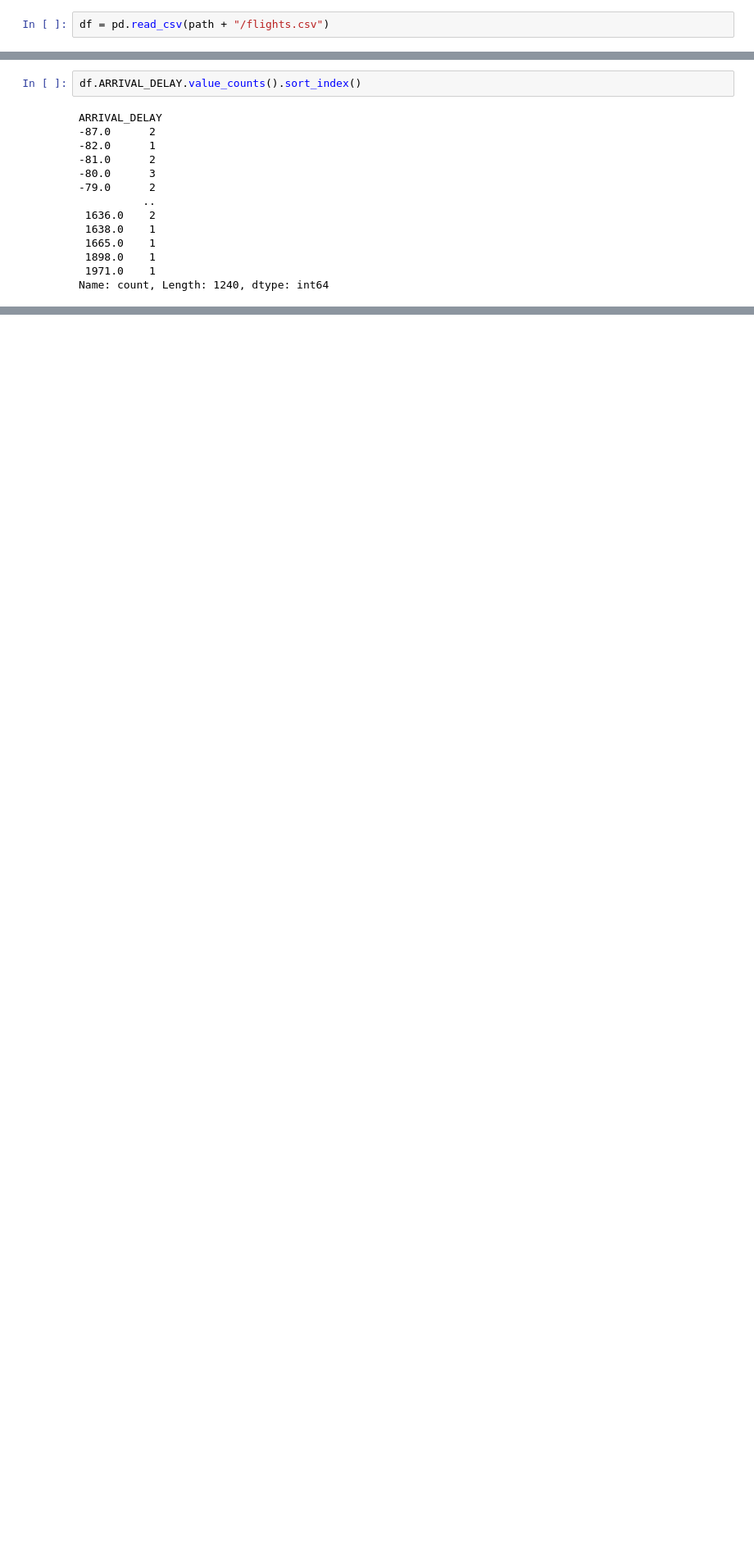
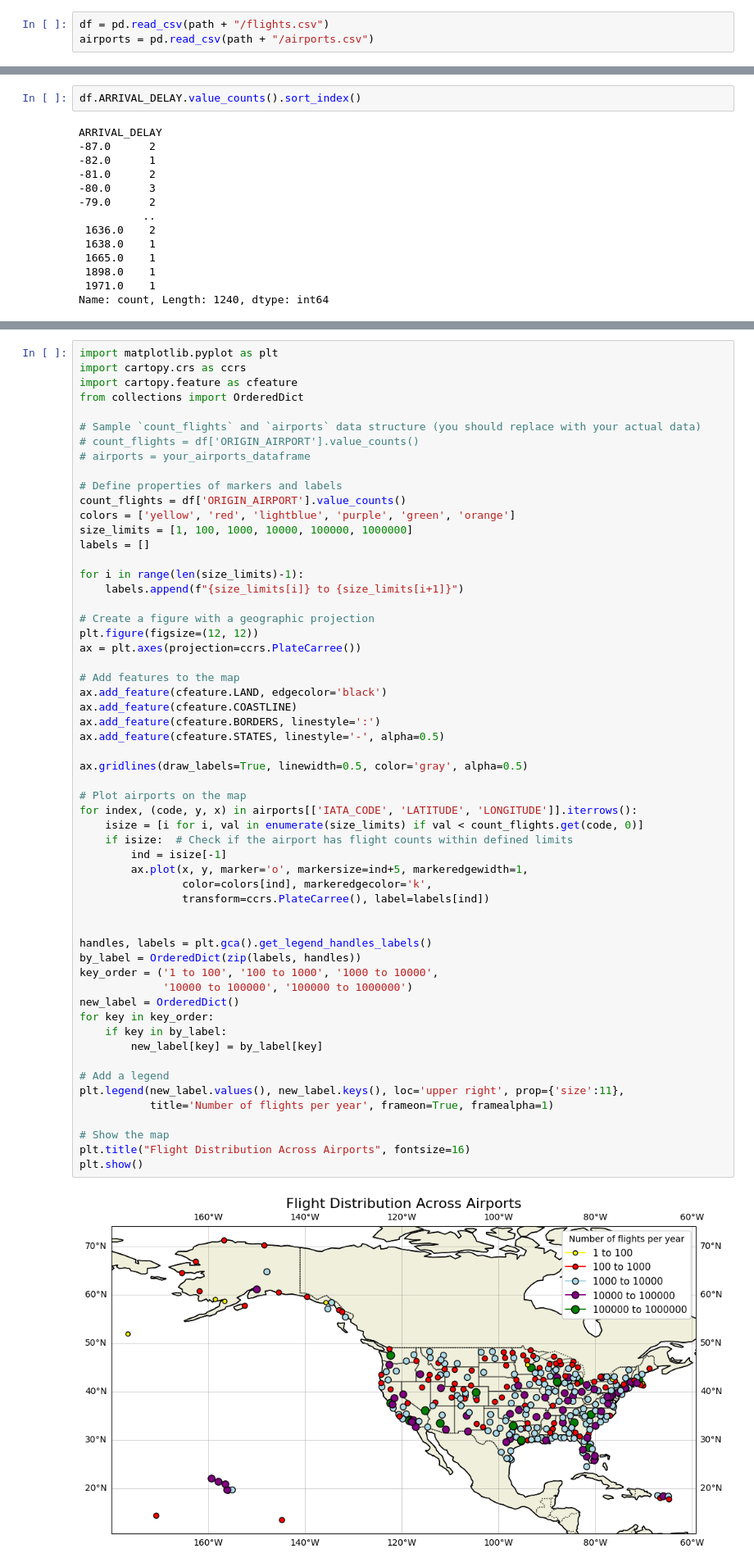
Before and after one commit to nam0mi/FlightDelayPredictor, a Jupyter notebook: FlightDelayPredictor.ipynb, the cells around one changed output, grey strips where cells are left out. Shown at 82% size. Saved outputs shown, nothing was run; the diff lists cells and outputs as text; blank space fills up the shorter version.

```diff
--- a/FlightDelayPredictor.ipynb
+++ b/FlightDelayPredictor.ipynb
@@ -45,6 +65,7 @@ from tensorflow import keras
 # could be cool to do sometype of simple NN
 # %%
 df = pd.read_csv(path + "/flights.csv")
+airports = pd.read_csv(path + "/airports.csv")
 # %%
 df.head()
 # %% [output]
@@ -126,0 +178,59 @@ Name: count, Length: 1240, dtype: int64
+# %%
+import matplotlib.pyplot as plt
+import cartopy.crs as ccrs
+import cartopy.feature as cfeature
+from collections import OrderedDict
+
+# Sample `count_flights` and `airports` data structure (you should replace with your actual data)
+# count_flights = df['ORIGIN_AIRPORT'].value_counts()
+# airports = your_airports_dataframe
+
+# Define properties of markers and labels
+count_flights = df['ORIGIN_AIRPORT'].value_counts()
+colors = ['yellow', 'red', 'lightblue', 'purple', 'green', 'orange']
+size_limits = [1, 100, 1000, 10000, 100000, 1000000]
+labels = []
+
+for i in range(len(size_limits)-1):
+    labels.append(f"{size_limits[i]} to {size_limits[i+1]}")
+
+# Create a figure with a geographic projection
+plt.figure(figsize=(12, 12))
+ax = plt.axes(projection=ccrs.PlateCarree())
+
+# Add features to the map
+ax.add_feature(cfeature.LAND, edgecolor='black')
+ax.add_feature(cfeature.COASTLINE)
+ax.add_feature(cfeature.BORDERS, linestyle=':')
+ax.add_feature(cfeature.STATES, linestyle='-', alpha=0.5)
+
+ax.gridlines(draw_labels=True, linewidth=0.5, color='gray', alpha=0.5)
+
+# Plot airports on the map
+for index, (code, y, x) in airports[['IATA_CODE', 'LATITUDE', 'LONGITUDE']].iterrows():
+    isize = [i for i, val in enumerate(size_limits) if val < count_flights.get(code, 0)]
+    if isize:  # Check if the airport has flight counts within defined limits
+        ind = isize[-1]
+        ax.plot(x, y, marker='o', markersize=ind+5, markeredgewidth=1,
+                color=colors[ind], markeredgecolor='k',
+                transform=ccrs.PlateCarree(), label=labels[ind])
+
+
+handles, labels = plt.gca().get_legend_handles_labels()
+by_label = OrderedDict(zip(labels, handles))
+key_order = ('1 to 100', '100 to 1000', '1000 to 10000',
+             '10000 to 100000', '100000 to 1000000')
+new_label = OrderedDict()
+for key in key_order:
+    if key in by_label:
+        new_label[key] = by_label[key]
+
+# Add a legend
+plt.legend(new_label.values(), new_label.keys(), loc='upper right', prop={'size':11},
+           title='Number of flights per year', frameon=True, framealpha=1)
+
+# Show the map
+plt.title("Flight Distribution Across Airports", fontsize=16)
+plt.show()
+# %% [output]
+[figure, added]
```
Also changed, not shown: parts of 22 cells of this notebook.
